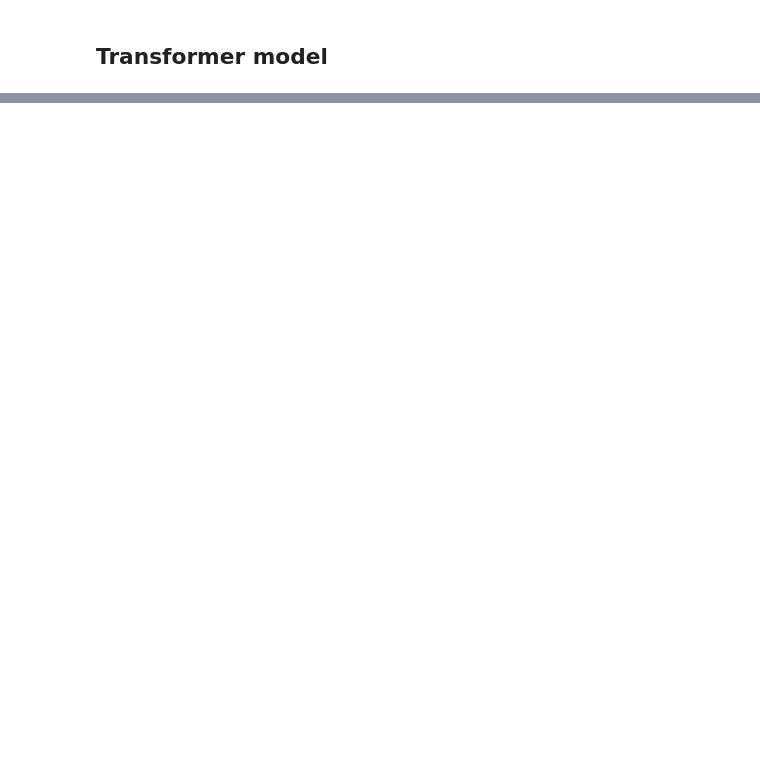
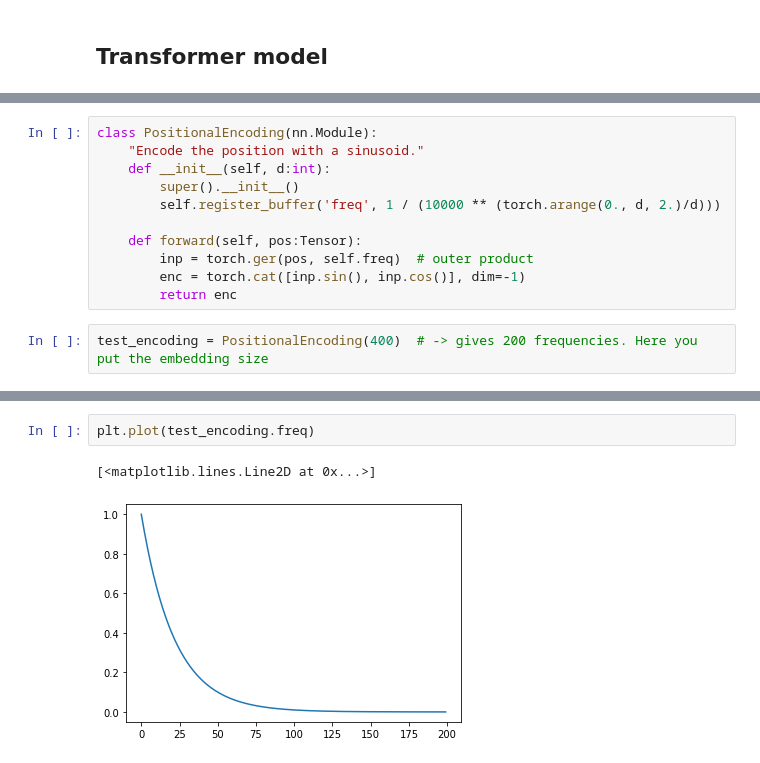
Before and after one commit to fg91/fastai_deep_learning_from_the_foundations, a Jupyter notebook: translation_transformer.ipynb, the cells around one changed output, grey strips where cells are left out. Saved outputs shown, nothing was run; the diff lists cells and outputs as text; blank space fills up the shorter version.

```diff
--- a/translation_transformer.ipynb
+++ b/translation_transformer.ipynb
@@ -187,0 +205,13 @@ data.show_batch()
+# %%
+class PositionalEncoding(nn.Module):
+    "Encode the position with a sinusoid."
+    def __init__(self, d:int):
+        super().__init__()
+        self.register_buffer('freq', 1 / (10000 ** (torch.arange(0., d, 2.)/d)))
+
+    def forward(self, pos:Tensor):
+        inp = torch.ger(pos, self.freq)  # outer product
+        enc = torch.cat([inp.sin(), inp.cos()], dim=-1)
+        return enc
+# %%
+test_encoding = PositionalEncoding(400)  # -> gives 200 frequencies. Here you put the embedding size
@@ -187,0 +226,5 @@ data.show_batch()
+# %%
+plt.plot(test_encoding.freq)
+# %% [output]
+[<matplotlib.lines.Line2D at 0x...>]
+[figure, added]
```
Also changed, not shown: parts of 19 cells of this notebook.
